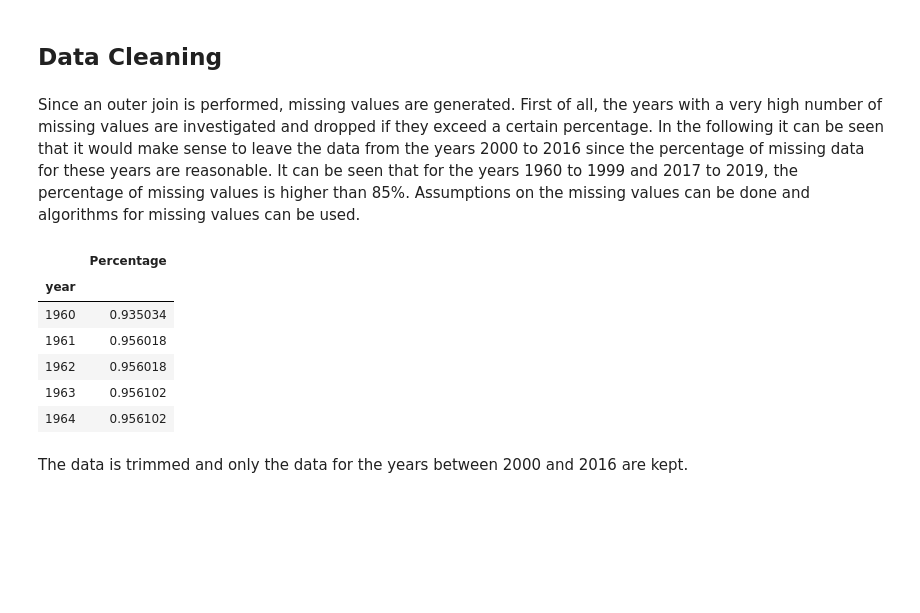
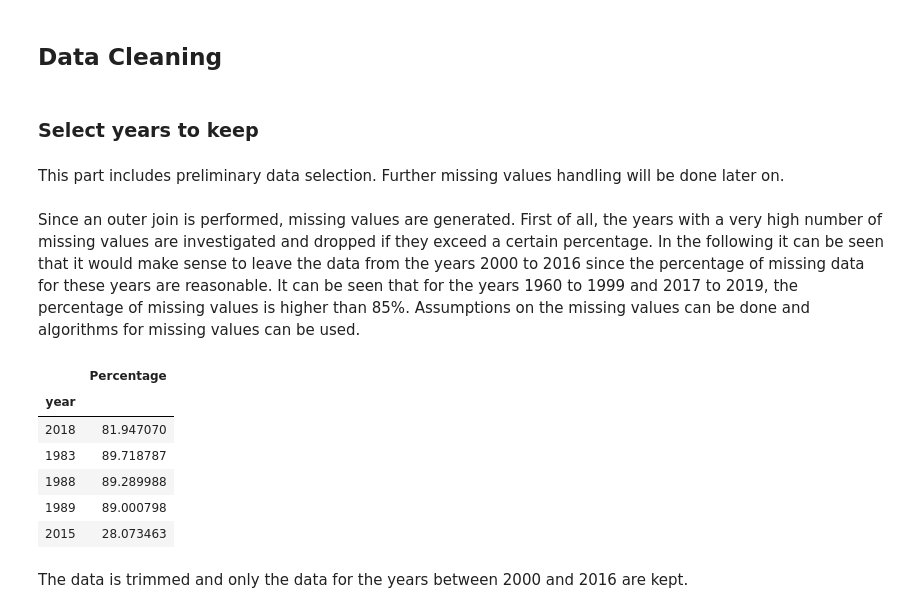
Before and after one commit to MarouaJaoua/DataStewardship1, a Jupyter notebook: data_merge.ipynb, the cells around one changed output. Saved outputs shown, nothing was run; the diff lists cells and outputs as text; code cells hidden in the pictures; blank space fills up the shorter version.

```diff
--- a/data_merge.ipynb
+++ b/data_merge.ipynb
@@ -77,12 +175,18 @@ data_health = pd.read_csv('data/Data_Dump_Health_Stats_301219_V2/data_health_wb.
 
 data_wb = data_wb.dropna(how='any')#Drop those last NA lines in the file..
 data_wb['year'] = data_wb['year'].astype(dtype='int64')
+check_problematic_names(data_wb) # check problematic countries
+data_wb = correct_countries_names(data_wb)
 data_wb.set_index(['year', 'country_name'], drop=True, append=False, inplace=True)
 data_wb.replace("..", np.NaN, inplace=True)
 data_wb = data_wb.astype(dtype=float)
+check_problematic_names(data_wb) # check remaining problematic countries
 
 data_health = data_health.dropna(how='any')#Drop those last NA lines in the file..
-data_health['year'] = data_health['year'].astype(dtype='int64')#
+data_health['year'] = data_health['year'].astype(dtype='int64')
+check_problematic_names(data_health) # check problematic countries
+data_health = correct_countries_names(data_health)
 data_health.set_index(['year', 'country_name'], drop=True, append=False, inplace=True)
 data_health.replace("..", np.NaN, inplace=True)
 data_health = data_health.astype(dtype=float)
+check_problematic_names(data_health) # check remaining problematic countries
@@ -92,24 +198,29 @@ data_ss = pd.read_csv("data/characteristics_siegl.csv")
 data_ss.rename(columns={"time" : "year", }, inplace=True)
 # drop not needed columns
 data_ss.drop(['time_code', 'country_code'], axis=1, inplace=True)
-
+check_problematic_names(data_ss) # check  problematic countries
+data_ss = correct_countries_names(data_ss)
 data_ss.set_index(["year", "country_name"], inplace=True)
 data_ss.sort_values(["year", "country_name"], ascending=True, inplace=True)
 # set .. values to NaN
 data_ss.replace("..", np.NaN, inplace=True)
 # change to numeric values
 data_ss = data_ss.apply(pd.to_numeric)
+check_problematic_names(data_ss) # check remaining problematic countries
 
 data_gni_per_capita = pd.read_csv("data/gni_per_capita.csv", usecols=["Time", "Country Name", "GNI per capita, Atlas method (current US$) [NY.GNP.PCAP.CD]"])
 data_gni_per_capita.rename(columns={"Time" : "year",
                                     "Country Name" : "country_name",
                                     "GNI per capita, Atlas method (current US$) [NY.GNP.PCAP.CD]": "gni_per_capita"}, inplace=True)
+check_problematic_names(data_gni_per_capita) # check  problematic countries
+data_gni_per_capita = correct_countries_names(data_gni_per_capita)
 data_gni_per_capita.set_index(["year", "country_name"], inplace=True)
 data_gni_per_capita.sort_values(["year", "country_name"], ascending=True, inplace=True)
 # set .. values to NaN
 data_gni_per_capita.replace("..", np.NaN, inplace=True)
 # change to numeric values
 data_gni_per_capita = data_gni_per_capita.apply(pd.to_numeric)
+check_problematic_names(data_gni_per_capita) # check remaining problematic countries
 #data_ss.dtypes
 #fig = plt.figure(figsize=(9, 7))
 #plt.xticks(range(data_ss.shape[1]), data_ss.columns, fontsize=11)
@@ -132,7 +245,26 @@ data_who.columns =['country_name', 'year',
                    'Polio', 'Diphtheria', ' HIV/AIDS',
                    'thinness  1-19 years', 'thinness 5-9 years']
 data_who['year'] = data_who['year'].astype(dtype='int64')
+check_problematic_names(data_who) # check problematic countries
+data_who = correct_countries_names(data_who)
 data_who.set_index(['year', 'country_name'], drop=True, append=False, inplace=True)
 data_who.sort_index(inplace=True)
 data_who = data_who.loc[:, data_who.columns != 'Status'].astype(dtype=float)
+check_problematic_names(data_who) # check remaining problematic countries
 #data_who
+
+# source: http://apps.who.int/gho/data/node.main.688?lang=en
+data_mf = pd.read_csv('data/life_expectancy_male_female.csv', header=1,
+                      usecols=['Country', 'Year',
+                              'Male',
+                              'Female'])
+data_mf.columns =['country_name', 'year',
+                   'Life expectancy at birth (Male)',
+                   'Life expectancy at birth (Female)']
+data_mf['year'] = data_mf['year'].astype(dtype='int64')
+check_problematic_names(data_mf) # check problematic countries
+data_mf = correct_countries_names(data_mf)
+data_mf.set_index(['year', 'country_name'], drop=True, append=False, inplace=True)
+data_mf.sort_index(inplace=True)
+check_problematic_names(data_mf) # check remaining problematic countries
+#data_mf
@@ -170,22 +304,26 @@ Shape final merged Data:(15959, 46)
 # %% [markdown]
 ## Data Cleaning
+# %% [markdown]
+### Select years to keep
+# %% [markdown]
+This part includes preliminary data selection. Further missing values handling will be done later on.
 # %% [markdown]
 Since an outer join is performed, missing values are generated. First of all, the years with a very high number of missing values are investigated and dropped if they exceed a certain percentage. In the following it can be seen that it would make sense to leave the data from the years 2000 to 2016 since the percentage of missing data for these years are reasonable. It can be seen that for the years 1960 to 1999 and 2017 to 2019, the percentage of missing values is higher than 85%. Assumptions on the missing values can be done and algorithms for missing values can be used.
 # %%
 def percentage_missing_year(merged_data):
     not_missing = merged_data.count(level="year").sum(axis=1)
     total = merged_data.groupby(level='year').size() * merged_data.shape[1]
-    percentage = (total - not_missing) / total
+    percentage = ((total - not_missing) / total) * 100
     return percentage.to_frame().rename(columns={0: "Percentage"})
-percentage_missing_year(merged_data).head()
+percentage_missing_year(merged_data).sample(5)
 # %% [output]
 |  | Percentage |
 | year |  |
-| 1960 | 0.935034 |
-| 1961 | 0.956018 |
-| 1962 | 0.956018 |
-| 1963 | 0.956102 |
-| 1964 | 0.956102 |
+| 2018 | 81.947070 |
+| 1983 | 89.718787 |
+| 1988 | 89.289988 |
+| 1989 | 89.000798 |
+| 2015 | 28.073463 |
 # %% [markdown]
 The data is trimmed and only the data for the years between 2000 and 2016 are kept.
 # %%
```
Also changed, not shown: parts of 33 cells of this notebook, 1 other file.
